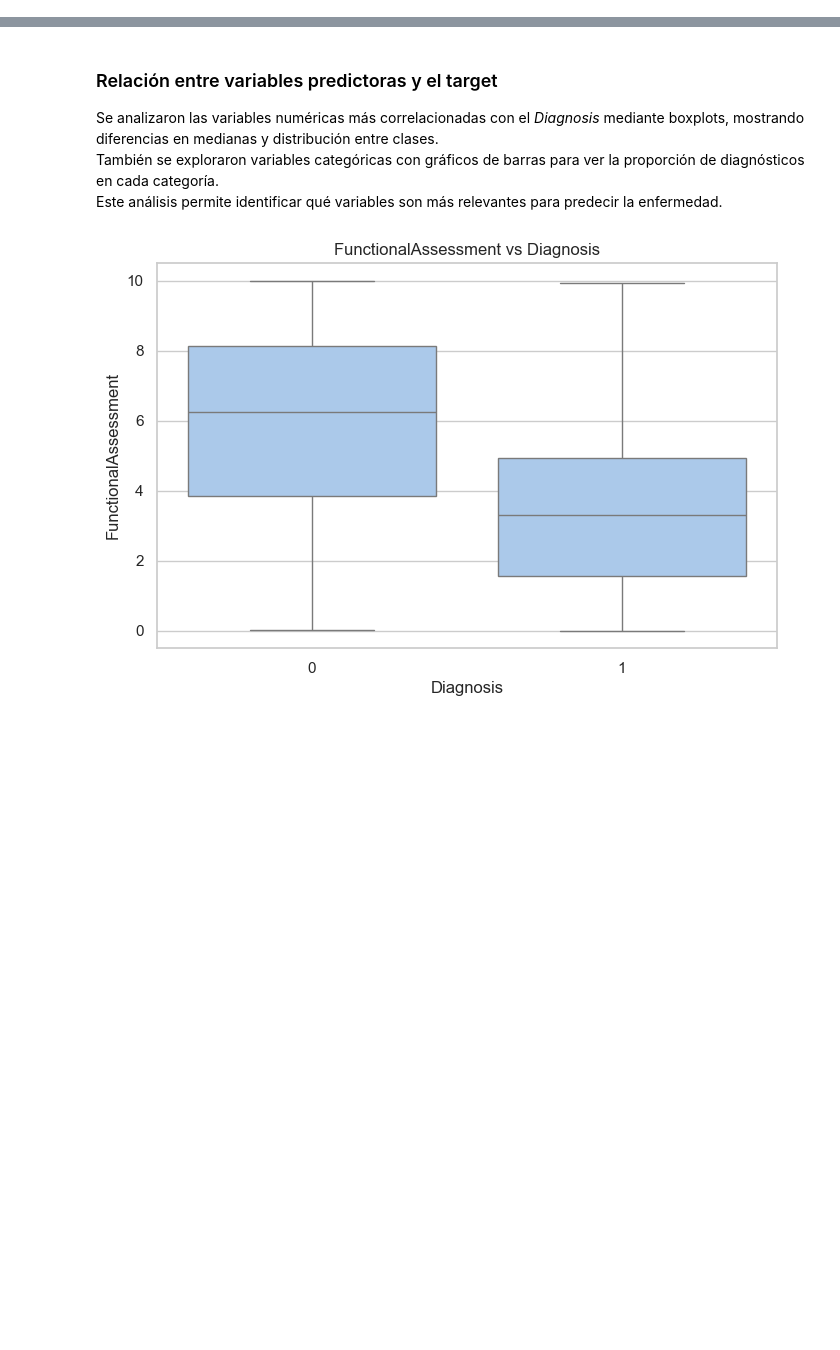
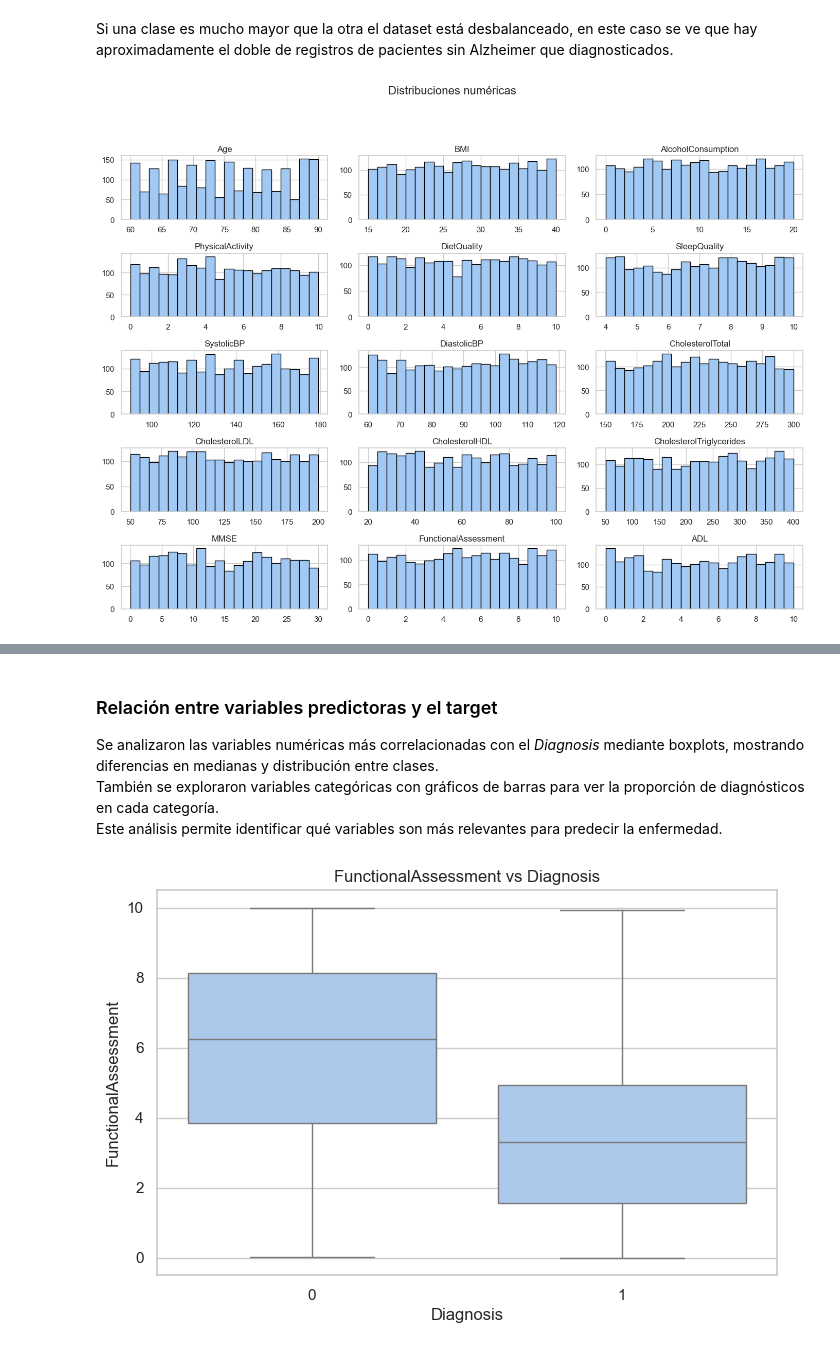
Before and after one commit to Figs0203/Entrega2_InteligenciaArtificial, a Jupyter notebook: desarrollo.ipynb, the cells around one changed output, grey strips where cells are left out. Drawn from its saved outputs; the diff is of its cells as text; code cells hidden in the pictures; blank space fills up the shorter version.

```diff
--- a/desarrollo.ipynb
+++ b/desarrollo.ipynb
@@ -16,21 +139,0 @@ Esto permite preparar el entorno para el análisis exploratorio.
-# %%
-import pandas as pd
-import numpy as np
-import matplotlib.pyplot as plt
-import seaborn as sns
-from IPython.display import display, Markdown
-
-sns.set(style="whitegrid", palette="pastel")
-plt.rcParams["figure.figsize"] = (8,5)
-
-# Cargar dataset
-df = pd.read_csv("alzheimers_disease_data.csv")
-
-TARGET = "Diagnosis"   # ajusta si el target tiene otro nombre
-
-num_cols = df.select_dtypes(include=[np.number]).columns.tolist()
-if TARGET in num_cols: num_cols.remove(TARGET)
-cat_cols = df.select_dtypes(include=['object','category']).columns.tolist()
-
-display(Markdown("### Primeras filas del dataset"))
-display(df.head())
@@ -90,0 +152,14 @@ display(Markdown("**Interpretación:** Variables con alta desviación estándar
+# %% [markdown]
+Si una clase es mucho mayor que la otra el dataset está desbalanceado, en este caso se ve que hay aproximadamente el doble de registros de pacientes sin Alzheimer que diagnosticados.
+# %%
+df[num_cols].hist(
+    bins=20,
+    figsize=(14, 12),
+    layout=(len(num_cols)//3 + 1, 3),
+    edgecolor="black"
+)
+plt.suptitle("Distribuciones numéricas", y=1.02, fontsize=16)
+plt.tight_layout(rect=[0, 0, 1, 0.97])
+plt.show()
+# %% [output]
+[figure, added]
```
Also changed, not shown: parts of 36 cells of this notebook, 2 other files.
